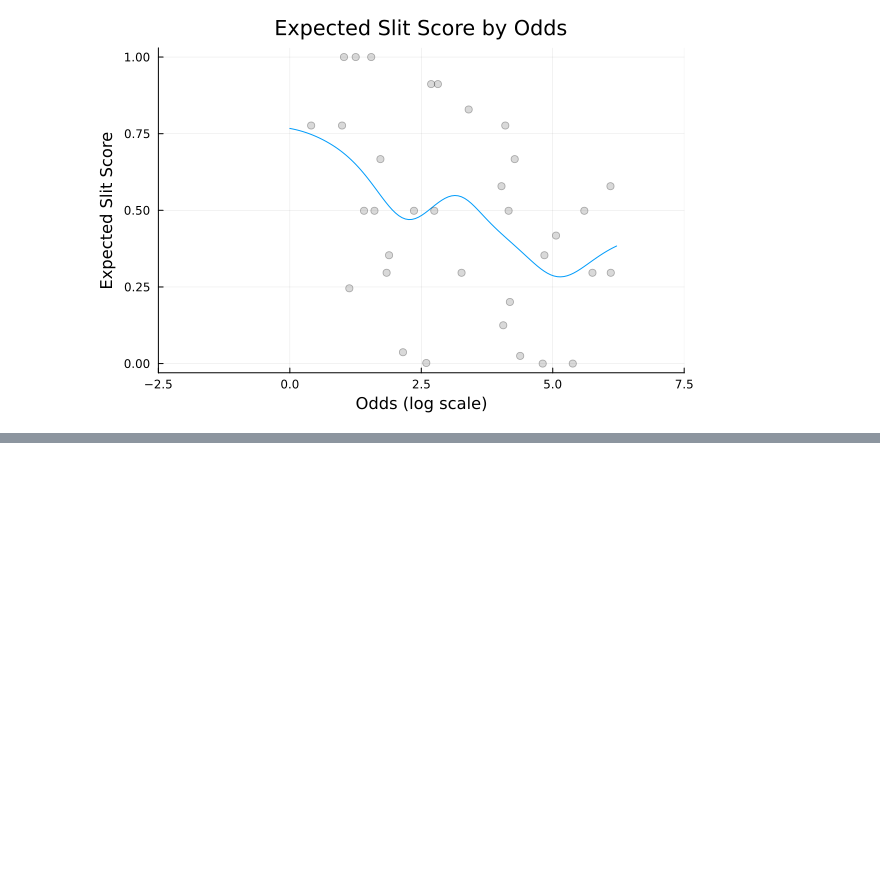
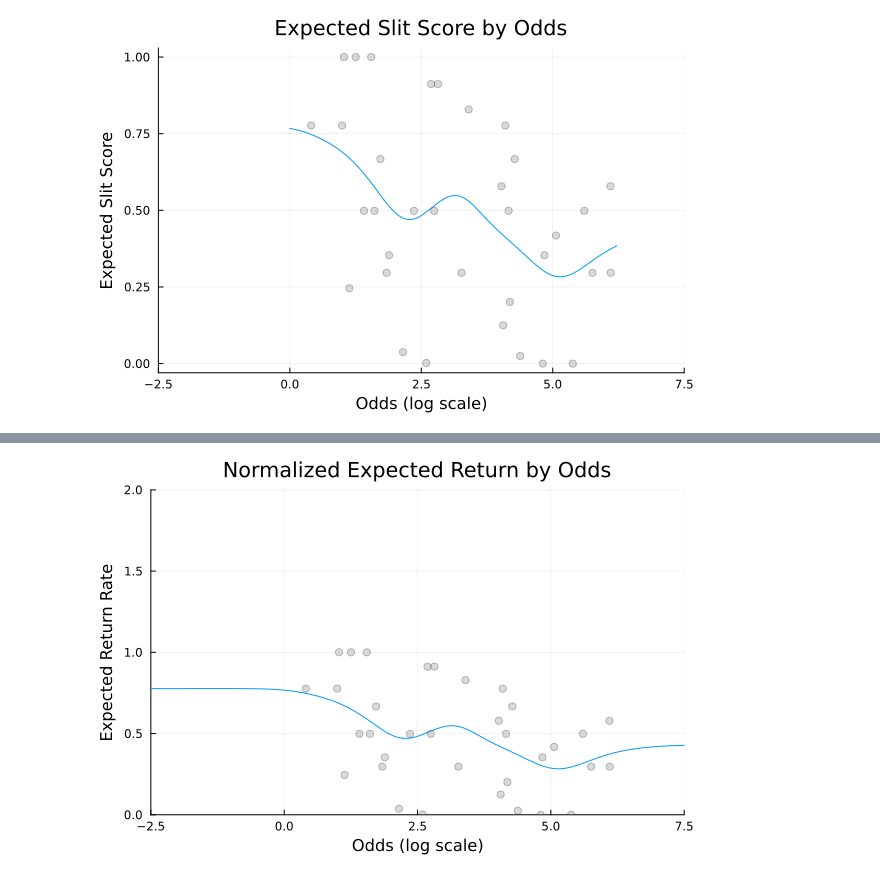
Before and after one commit to tndd/Mymljl, a Jupyter notebook: src/006.ipynb, the cells around one changed output, grey strips where cells are left out. Drawn from its saved outputs; the diff is of its cells as text; code cells hidden in the pictures; blank space fills up the shorter version.

```diff
--- a/src/006.ipynb
+++ b/src/006.ipynb
@@ -70,0 +97,23 @@ xticks!(-2.5:2.5:7.5)  # 等高線グラフと同じ実数表示
+# %%
+# 期待収益を正規化する関数
+function normalized_expected_return(odds_point, df, bandwidth=0.5)
+    weights = exp.(-(log.(df.odds) .- log(odds_point)).^2 ./ (2 * bandwidth^2))
+    expected_slit = sum(weights .* df.slit_score) / sum(weights)
+
+    # 期待収益を1に正規化（収益率として表現）
+    return (expected_slit * odds_point) / odds_point
+end
+
+# プロット更新
+p = plot(log.(odds_grid), [normalized_expected_return(o, df) for o in odds_grid],
+    xlabel="Odds (log scale)",
+    ylabel="Expected Return Rate",  # 収益率として表示
+    xlim=(-2.5, 7.5),
+    ylim=(0, 2),  # 適切な範囲に制限
+    legend=false,
+    title="Normalized Expected Return by Odds")
+
+# 実データ点も正規化して表示
+scatter!(log.(df.odds), df.slit_score, alpha=0.3, color=:gray)
+# %% [output]
+[figure, added]
```
Also changed, not shown: parts of 1 cell of this notebook.
